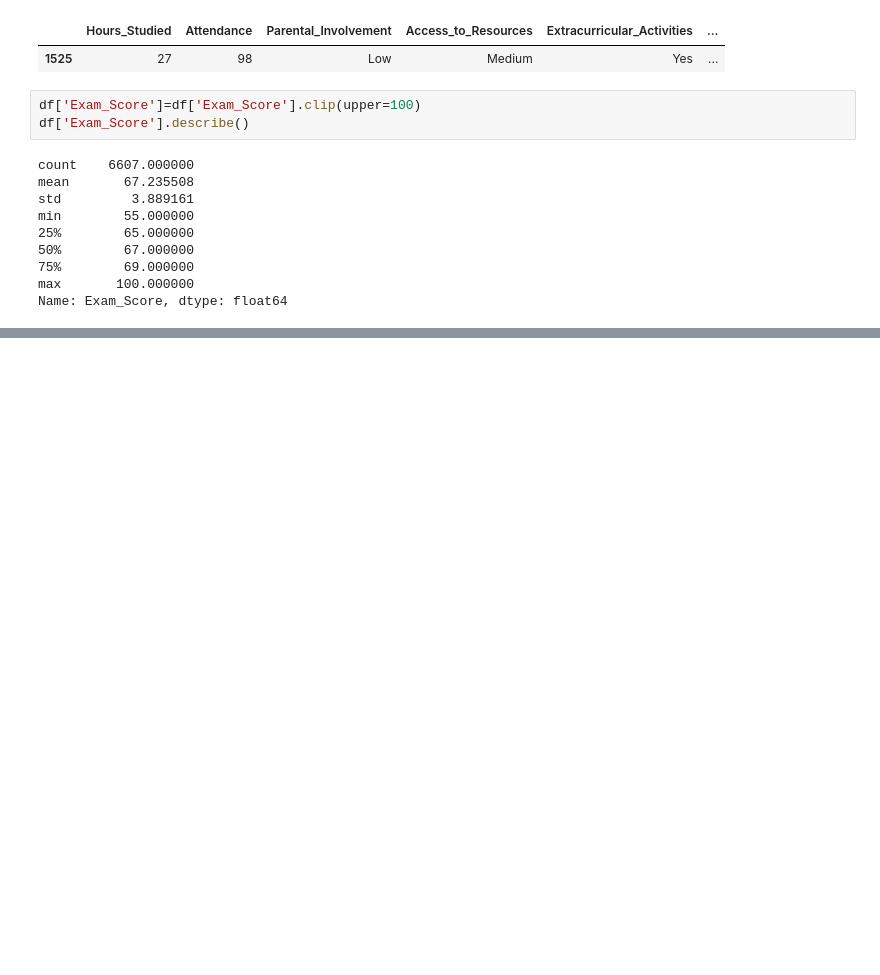
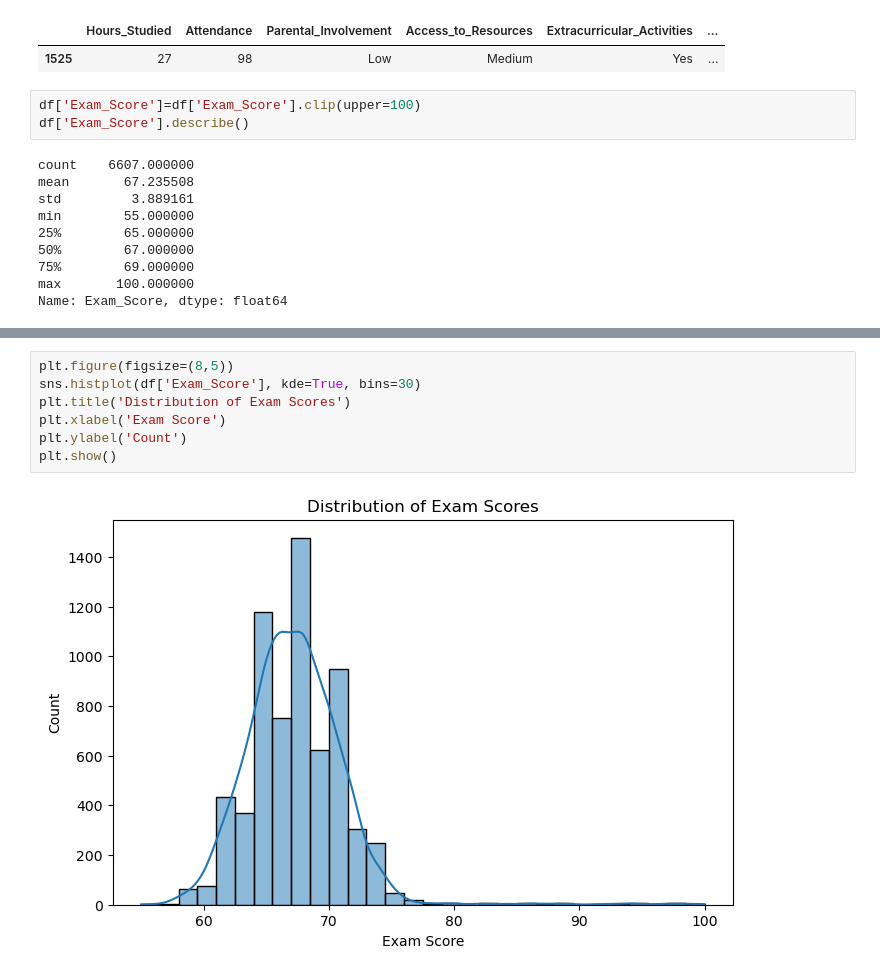
Before and after one commit to Zabinn/student-performance-svm, a Jupyter notebook: notebooks/eda_and_model.ipynb, the cells around one changed output, grey strips where cells are left out. Drawn from its saved outputs; the diff is of its cells as text; blank space fills up the shorter version.

Commit message:
EDA: distribution, scatter, and boxplots for key factors vs exam score

```diff
--- a/notebooks/eda_and_model.ipynb
+++ b/notebooks/eda_and_model.ipynb
@@ -95,0 +129,9 @@ Name: Exam_Score, dtype: float64
+# %%
+plt.figure(figsize=(8,5))
+sns.histplot(df['Exam_Score'], kde=True, bins=30)
+plt.title('Distribution of Exam Scores')
+plt.xlabel('Exam Score')
+plt.ylabel('Count')
+plt.show()
+# %% [output]
+[figure, added]
```
Also changed, not shown: parts of 8 cells of this notebook.
